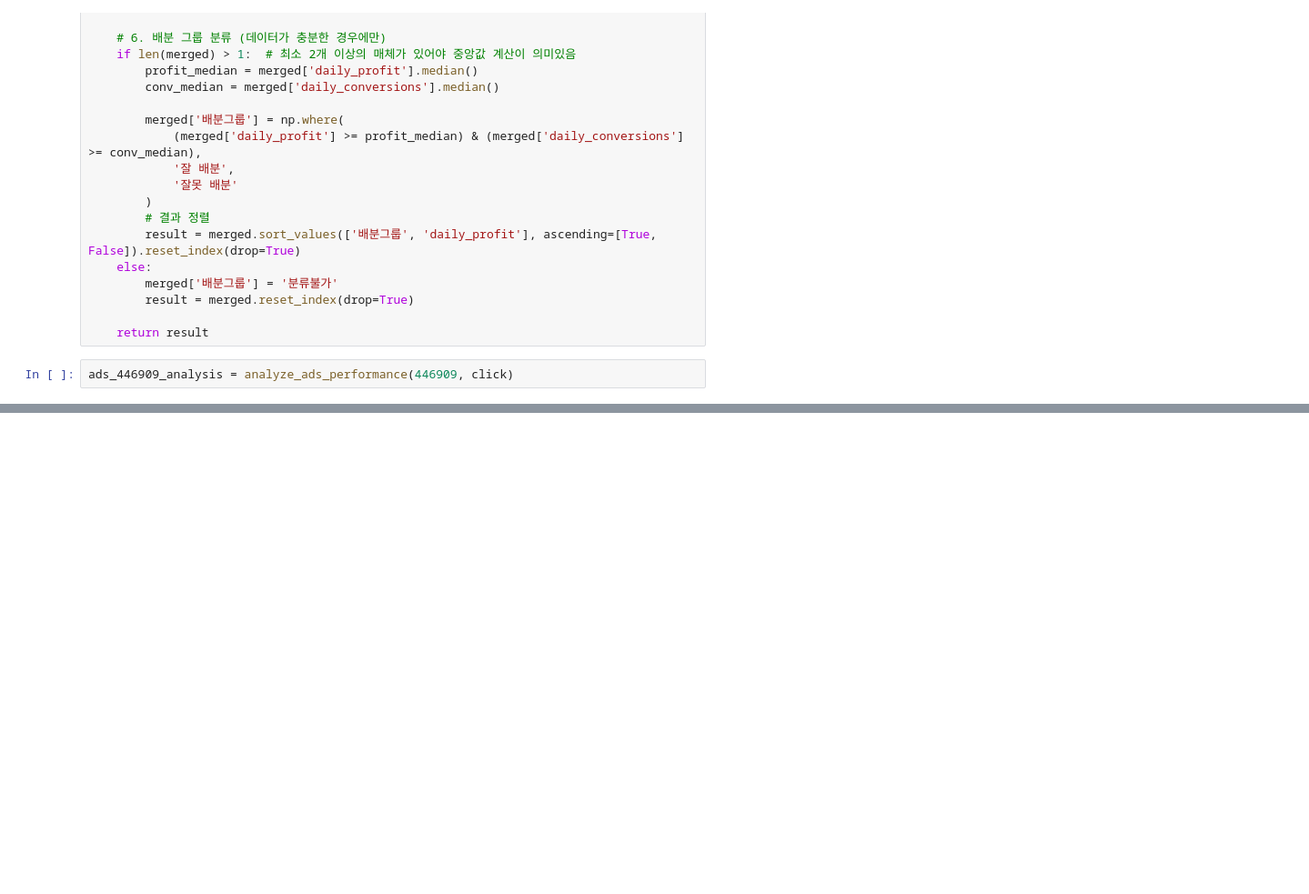
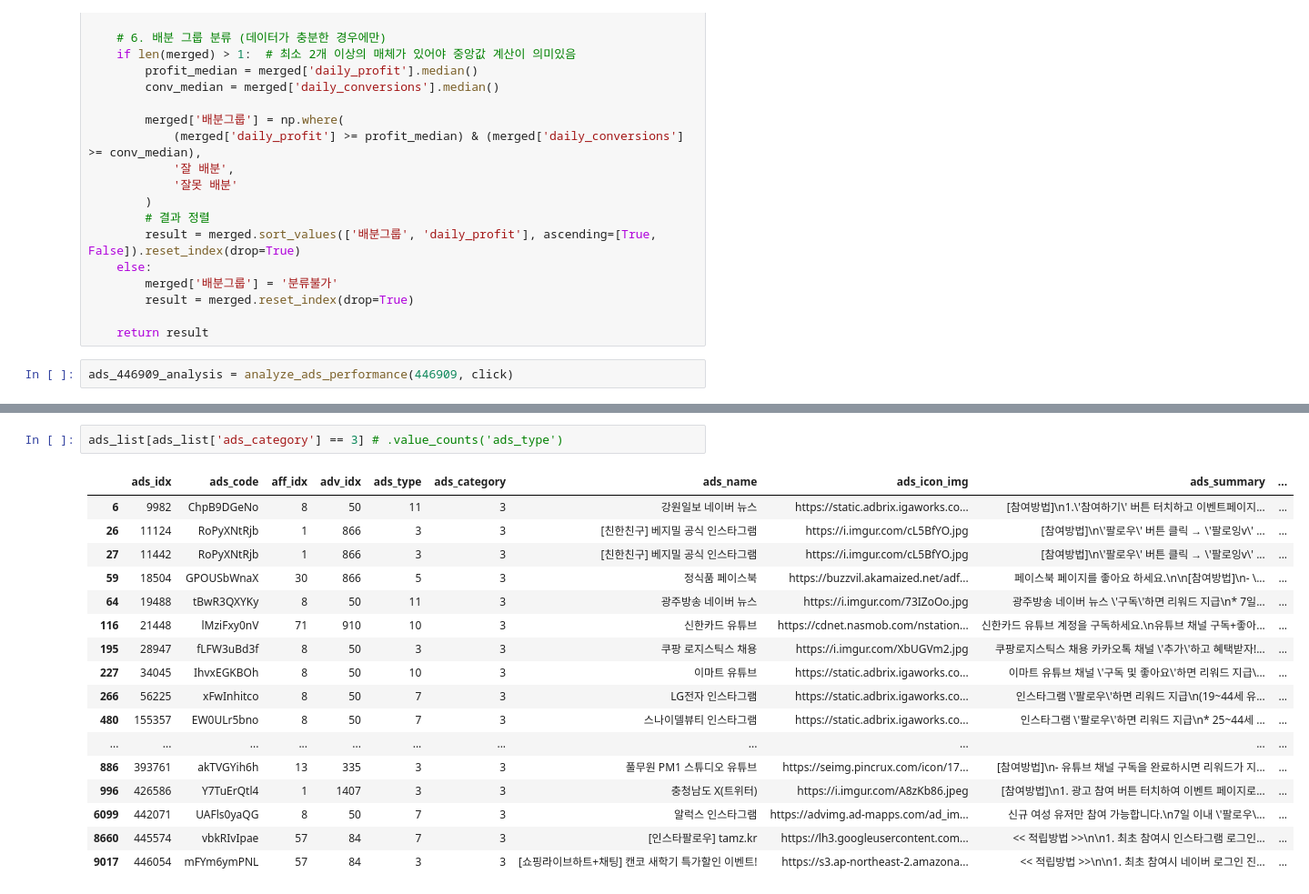
Before and after one commit to sese7414/reward_ads_project, a Jupyter notebook: Sehee/ads_performance.ipynb, the cells around one changed output, grey strips where cells are left out. Shown at 91% size. Cells and saved outputs as stored; diff of their text form; blank space fills up the shorter version.

```diff
--- a/Sehee/ads_performance.ipynb
+++ b/Sehee/ads_performance.ipynb
@@ -93,0 +927,20 @@ ads_446909_analysis = analyze_ads_performance(446909, click)
+# %%
+ads_list[ads_list['ads_category'] == 3] # .value_counts('ads_type')
+# %% [output]
+|  | ads_idx | ads_code | aff_idx | adv_idx | ads_type | ads_category | ads_name | ads_icon_img | ads_summary | ... |
+| 6 | 9982 | ChpB9DGeNo | 8 | 50 | 11 | 3 | 강원일보 네이버 뉴스 | https://static.adbrix.igaworks.co... | [참여방법]\n1.\'참여하기\' 버튼 터치하고 이벤트페이지... | ... |
+| 26 | 11124 | RoPyXNtRjb | 1 | 866 | 3 | 3 | [친한친구] 베지밀 공식 인스타그램 | https://i.imgur.com/cL5BfYO.jpg | [참여방법]\n\'팔로우\' 버튼 클릭 → \'팔로잉v\' ... | ... |
+| 27 | 11442 | RoPyXNtRjb | 1 | 866 | 3 | 3 | [친한친구] 베지밀 공식 인스타그램 | https://i.imgur.com/cL5BfYO.jpg | [참여방법]\n\'팔로우\' 버튼 클릭 → \'팔로잉v\' ... | ... |
+| 59 | 18504 | GPOUSbWnaX | 30 | 866 | 5 | 3 | 정식품 페이스북 | https://buzzvil.akamaized.net/adf... | 페이스북 페이지를 좋아요 하세요.\n\n[참여방법]\n- \... | ... |
+| 64 | 19488 | tBwR3QXYKy | 8 | 50 | 11 | 3 | 광주방송 네이버 뉴스 | https://i.imgur.com/73IZoOo.jpg | 광주방송 네이버 뉴스 \'구독\'하면 리워드 지급\n* 7일... | ... |
+| 116 | 21448 | lMziFxy0nV | 71 | 910 | 10 | 3 | 신한카드 유튜브 | https://cdnet.nasmob.com/nstation... | 신한카드 유튜브 계정을 구독하세요.\n유튜브 채널 구독+좋아... | ... |
+| 195 | 28947 | fLFW3uBd3f | 8 | 50 | 3 | 3 | 쿠팡 로지스틱스 채용 | https://i.imgur.com/XbUGVm2.jpg | 쿠팡로지스틱스 채용 카카오톡 채널 \'추가\'하고 혜택받자!... | ... |
+| 227 | 34045 | IhvxEGKBOh | 8 | 50 | 10 | 3 | 이마트 유튜브 | https://static.adbrix.igaworks.co... | 이마트 유튜브 채널 \'구독 및 좋아요\'하면 리워드 지급\... | ... |
+| 266 | 56225 | xFwInhitco | 8 | 50 | 7 | 3 | LG전자 인스타그램 | https://static.adbrix.igaworks.co... | 인스타그램 \'팔로우\'하면 리워드 지급\n(19~44세 유... | ... |
+| 480 | 155357 | EW0ULr5bno | 8 | 50 | 7 | 3 | 스나이델뷰티 인스타그램 | https://static.adbrix.igaworks.co... | 인스타그램 \'팔로우\'하면 리워드 지급\n* 25~44세 ... | ... |
+| ... | ... | ... | ... | ... | ... | ... | ... | ... | ... | ... |
+| 886 | 393761 | akTVGYih6h | 13 | 335 | 3 | 3 | 풀무원 PM1 스튜디오 유튜브 | https://seimg.pincrux.com/icon/17... | [참여방법]\n- 유튜브 채널 구독을 완료하시면 리워드가 지... | ... |
+| 996 | 426586 | Y7TuErQtl4 | 1 | 1407 | 3 | 3 | 충청남도 X(트위터) | https://i.imgur.com/A8zKb86.jpeg | [참여방법]\n1. 광고 참여 버튼 터치하여 이벤트 페이지로... | ... |
+| 6099 | 442071 | UAFls0yaQG | 8 | 50 | 7 | 3 | 알럭스 인스타그램 | https://advimg.ad-mapps.com/ad_im... | 신규 여성 유저만 참여 가능합니다.\n7일 이내 \'팔로우\... | ... |
+| 8660 | 445574 | vbkRIvIpae | 57 | 84 | 7 | 3 | [인스타팔로우] tamz.kr | https://lh3.googleusercontent.com... | << 적립방법 >>\n\n1. 최초 참여시 인스타그램 로그인... | ... |
+| 9017 | 446054 | mFYm6ymPNL | 57 | 84 | 3 | 3 | [쇼핑라이브하트+채팅] 캔코 새학기 특가할인 이벤트! | https://s3.ap-northeast-2.amazona... | << 적립방법 >>\n\n1. 최초 참여시 네이버 로그인 진... | ... |
```
Also changed, not shown: parts of 78 cells of this notebook, 2 other files.
